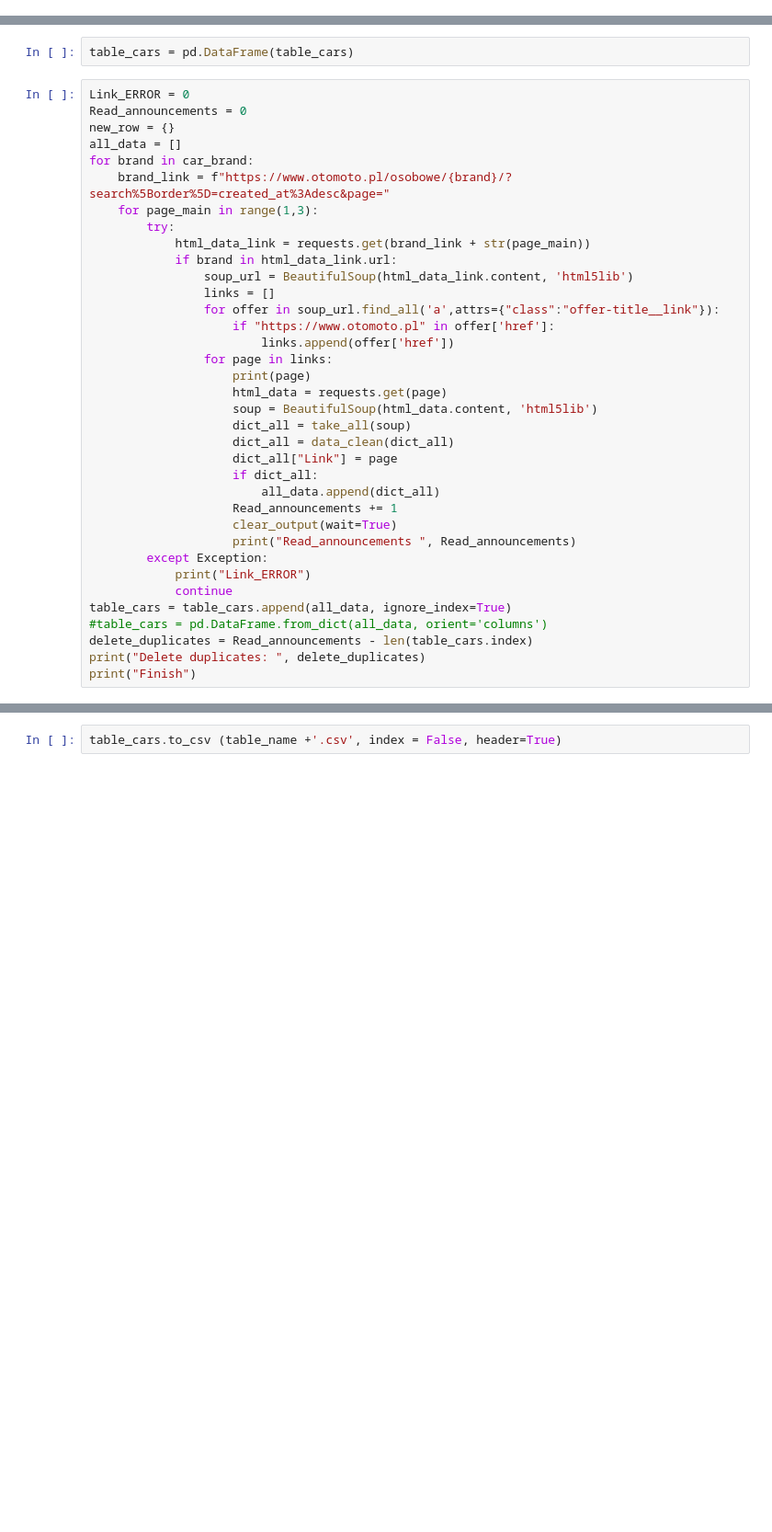
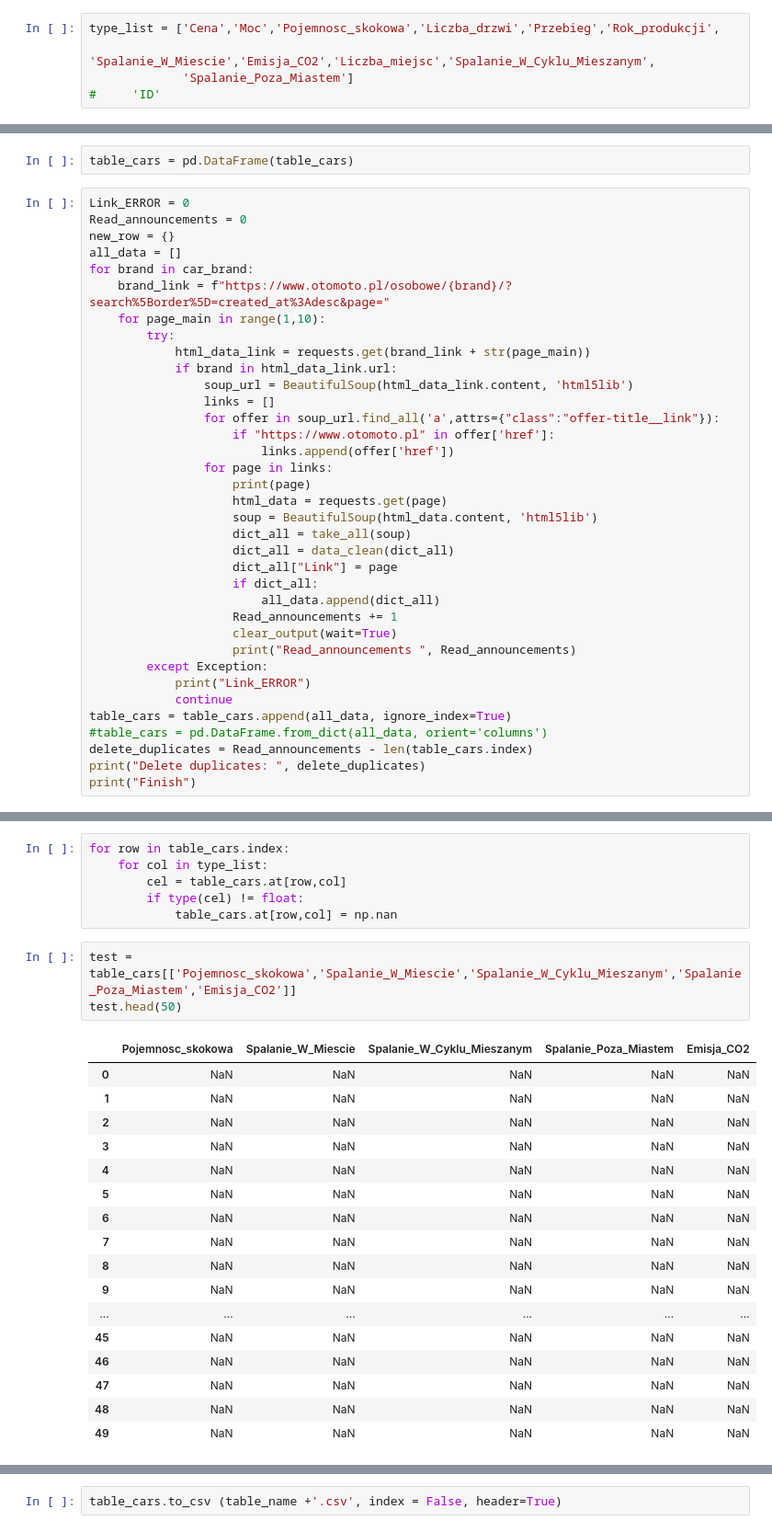
Before and after one commit to Bartoszcz28/Otomoto, a Jupyter notebook: Otomoto.ipynb, the cells around one changed output, grey strips where cells are left out. Shown: that part at 92% size. Saved outputs shown, nothing was run; the diff lists cells and outputs as text; blank space fills up the shorter version.

```diff
--- a/Otomoto.ipynb
+++ b/Otomoto.ipynb
@@ -128,3 +128,8 @@ def data_clean(details):
     except:
         pass
     return details
+# %%
+type_list = ['Cena','Moc','Pojemnosc_skokowa','Liczba_drzwi','Przebieg','Rok_produkcji',
+             'Spalanie_W_Miescie','Emisja_CO2','Liczba_miejsc','Spalanie_W_Cyklu_Mieszanym',
+             'Spalanie_Poza_Miastem']
+#     'ID'
@@ -202,7 +233,7 @@ new_row = {}
 all_data = []
 for brand in car_brand:
     brand_link = f"https://www.otomoto.pl/osobowe/{brand}/?search%5Border%5D=created_at%3Adesc&page="
-    for page_main in range(1,3):
+    for page_main in range(1,10):
         try:
             html_data_link = requests.get(brand_link + str(page_main))
             if brand in html_data_link.url:
@@ -236,5 +267,32 @@ Read_announcements  2993
 Delete duplicates:  0
 Finish
+# %%
+for row in table_cars.index:
+    for col in type_list:
+        cel = table_cars.at[row,col]
+        if type(cel) != float:
+            table_cars.at[row,col] = np.nan
+# %%
+test = table_cars[['Pojemnosc_skokowa','Spalanie_W_Miescie','Spalanie_W_Cyklu_Mieszanym','Spalanie_Poza_Miastem','Emisja_CO2']]
+test.head(50)
+# %% [output]
+|  | Pojemnosc_skokowa | Spalanie_W_Miescie | Spalanie_W_Cyklu_Mieszanym | Spalanie_Poza_Miastem | Emisja_CO2 |
+| 0 | NaN | NaN | NaN | NaN | NaN |
+| 1 | NaN | NaN | NaN | NaN | NaN |
+| 2 | NaN | NaN | NaN | NaN | NaN |
+| 3 | NaN | NaN | NaN | NaN | NaN |
+| 4 | NaN | NaN | NaN | NaN | NaN |
+| 5 | NaN | NaN | NaN | NaN | NaN |
+| 6 | NaN | NaN | NaN | NaN | NaN |
+| 7 | NaN | NaN | NaN | NaN | NaN |
+| 8 | NaN | NaN | NaN | NaN | NaN |
+| 9 | NaN | NaN | NaN | NaN | NaN |
+| ... | ... | ... | ... | ... | ... |
+| 45 | NaN | NaN | NaN | NaN | NaN |
+| 46 | NaN | NaN | NaN | NaN | NaN |
+| 47 | NaN | NaN | NaN | NaN | NaN |
+| 48 | NaN | NaN | NaN | NaN | NaN |
+| 49 | NaN | NaN | NaN | NaN | NaN |
 # %%
 # #GIT
 # Link_ERROR = 0
```
Also changed, not shown: parts of 6 cells of this notebook, 1 other file.
